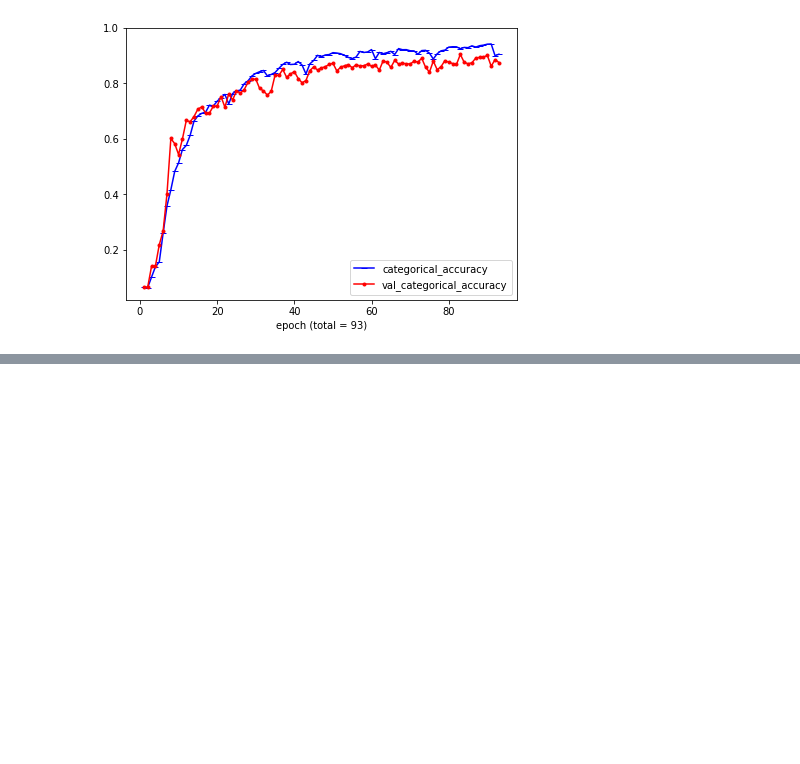
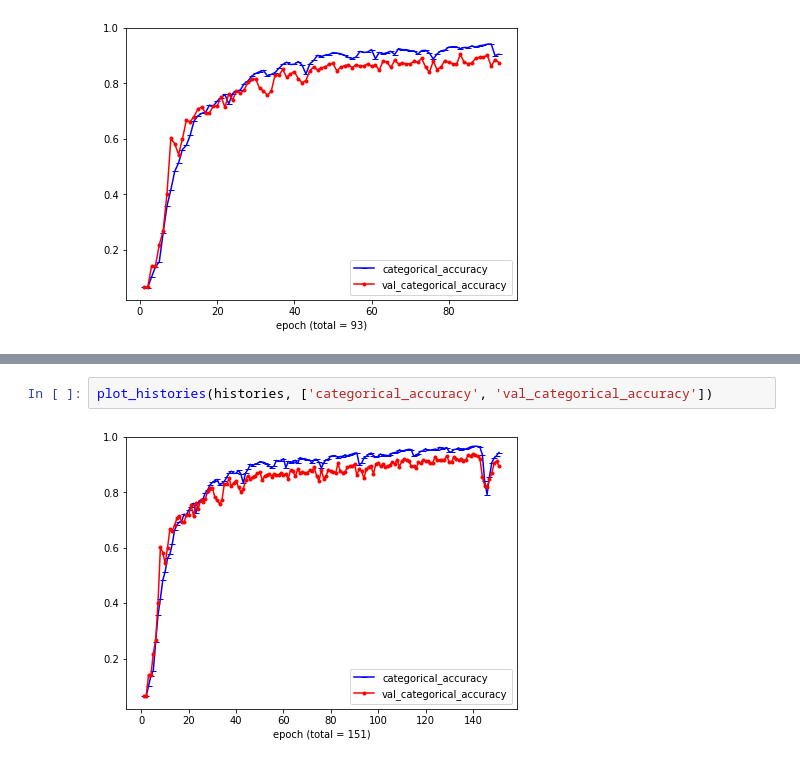
Before and after one commit to valmadrid/Image-Classification, a Jupyter notebook: fruit_image_classification.ipynb, the cells around one changed output, grey strips where cells are left out. Drawn from its saved outputs; the diff is of its cells as text; blank space fills up the shorter version.

```diff
--- a/fruit_image_classification.ipynb
+++ b/fruit_image_classification.ipynb
@@ -480,0 +499,4 @@ clear_session()
+# %%
+plot_histories(histories, ['categorical_accuracy', 'val_categorical_accuracy'])
+# %% [output]
+[figure, added]
```
Also changed, not shown: parts of 3 cells of this notebook.
